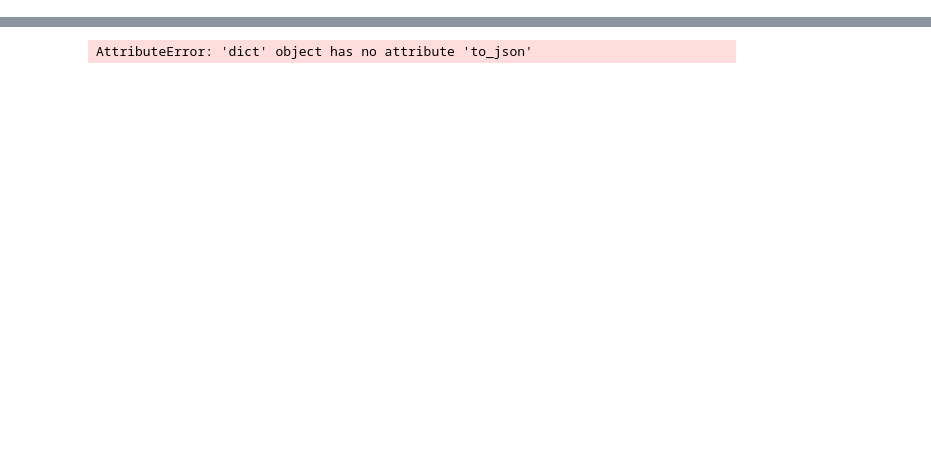
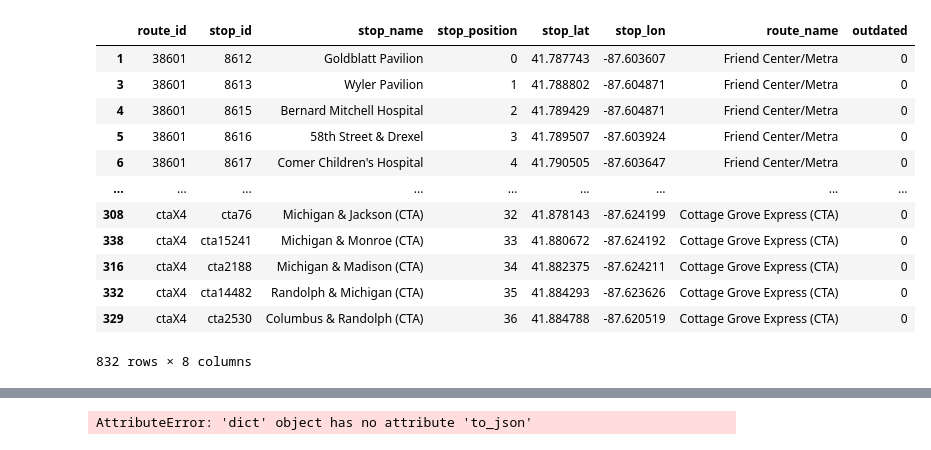
Before and after one commit to chicagomaroon/data-visualizations, a Jupyter notebook: 2024/property-scroller/data/data.ipynb, the cells around one changed output, grey strips where cells are left out. Cells and saved outputs as stored; diff of their text form; code cells hidden in the pictures; blank space fills up the shorter version.

```diff
--- a/2024/property-scroller/data/data.ipynb
+++ b/2024/property-scroller/data/data.ipynb
@@ -4,0 +8,39 @@ import geopandas as gpd
+# %%
+#uchicago
+system = passiogo.getSystemFromID(1068)
+
+rows = []
+
+#get all the stops and their positions
+for stop in system.getStops():
+    stop_dict = stop.__dict__
+    for route, stop_list in stop_dict['routesAndPositions'].items():
+        for stop_pos in stop_list:
+            row = {'route_id':route, 'stop_id':stop_dict['id'], 'stop_name':stop_dict['name'], 'stop_position': stop_pos, 'stop_lat':stop_dict['latitude'], 'stop_lon':stop_dict['longitude']}
+            rows.append(row)
+
+df_stops = pd.DataFrame(rows)
+
+#grab some route metadata
+routes = system.getRoutes()
+rows = []
+for route in routes:
+    route_dict = route.__dict__
+    row = {'route_id':route_dict['myid'], 'route_name':route_dict['name'], 'outdated':route_dict['outdated']}
+    rows.append(row)
+
+df_routes = pd.DataFrame(rows)
+
+#combine stops and route metadata
+df = df_stops.merge(df_routes, on='route_id')
+df.sort_values(['route_id', 'stop_position'], inplace=True)
+
+#zip the coordinates into a point object and convert to a GeoData Frame
+geometry = [Point(xy) for xy in zip(df.stop_lon, df.stop_lat)]
+geo_df = gpd.GeoDataFrame(df, geometry=geometry)
+
+# remove 4009 since it just has one point
+geo_df = geo_df[geo_df.route_id != '4009']
+
+geo_df2 = geo_df.groupby(['route_id'])['geometry'].apply(lambda x: LineString(x.tolist())).reset_index()
+geo_df2 = gpd.GeoDataFrame(geo_df2, geometry='geometry', crs="epsg:4326")
@@ -5,3 +51,19 @@ import geopandas as gpd
+# %%
+df.sort_values(['route_id', 'stop_position'])
+# %% [output]
+|  | route_id | stop_id | stop_name | stop_position | stop_lat | stop_lon | route_name | outdated |
+| 1 | 38601 | 8612 | Goldblatt Pavilion | 0 | 41.787743 | -87.603607 | Friend Center/Metra | 0 |
+| 3 | 38601 | 8613 | Wyler Pavilion | 1 | 41.788802 | -87.604871 | Friend Center/Metra | 0 |
+| 4 | 38601 | 8615 | Bernard Mitchell Hospital | 2 | 41.789429 | -87.604871 | Friend Center/Metra | 0 |
+| 5 | 38601 | 8616 | 58th Street & Drexel | 3 | 41.789507 | -87.603924 | Friend Center/Metra | 0 |
+| 6 | 38601 | 8617 | Comer Children's Hospital | 4 | 41.790505 | -87.603647 | Friend Center/Metra | 0 |
+| ... | ... | ... | ... | ... | ... | ... | ... | ... |
+| 308 | ctaX4 | cta76 | Michigan & Jackson (CTA) | 32 | 41.878143 | -87.624199 | Cottage Grove Express (CTA) | 0 |
+| 338 | ctaX4 | cta15241 | Michigan & Monroe (CTA) | 33 | 41.880672 | -87.624192 | Cottage Grove Express (CTA) | 0 |
+| 316 | ctaX4 | cta2188 | Michigan & Madison (CTA) | 34 | 41.882375 | -87.624211 | Cottage Grove Express (CTA) | 0 |
+| 332 | ctaX4 | cta14482 | Randolph & Michigan (CTA) | 35 | 41.884293 | -87.623626 | Cottage Grove Express (CTA) | 0 |
+| 329 | ctaX4 | cta2530 | Columbus & Randolph (CTA) | 36 | 41.884788 | -87.620519 | Cottage Grove Express (CTA) | 0 |
+832 rows × 8 columns
 # %%
 fname = "property_years_extended_11_17_24.geojson"
 
```
Also changed, not shown: parts of 2 cells of this notebook, 6 other files.
